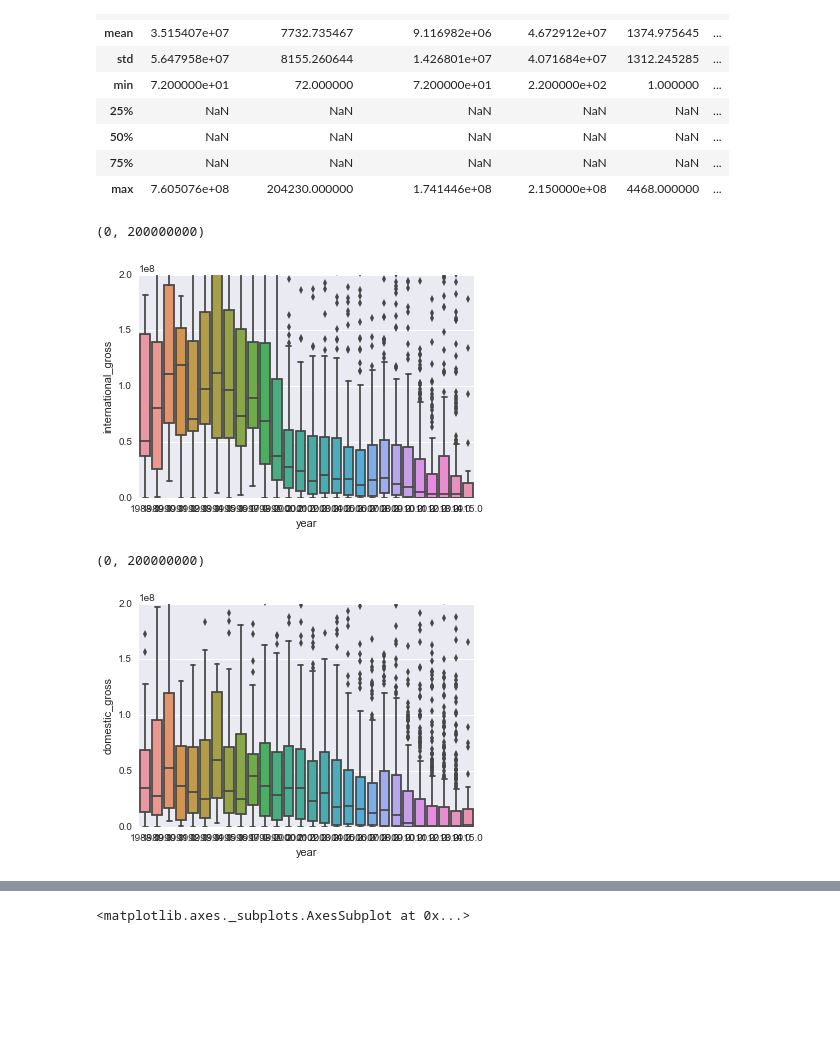
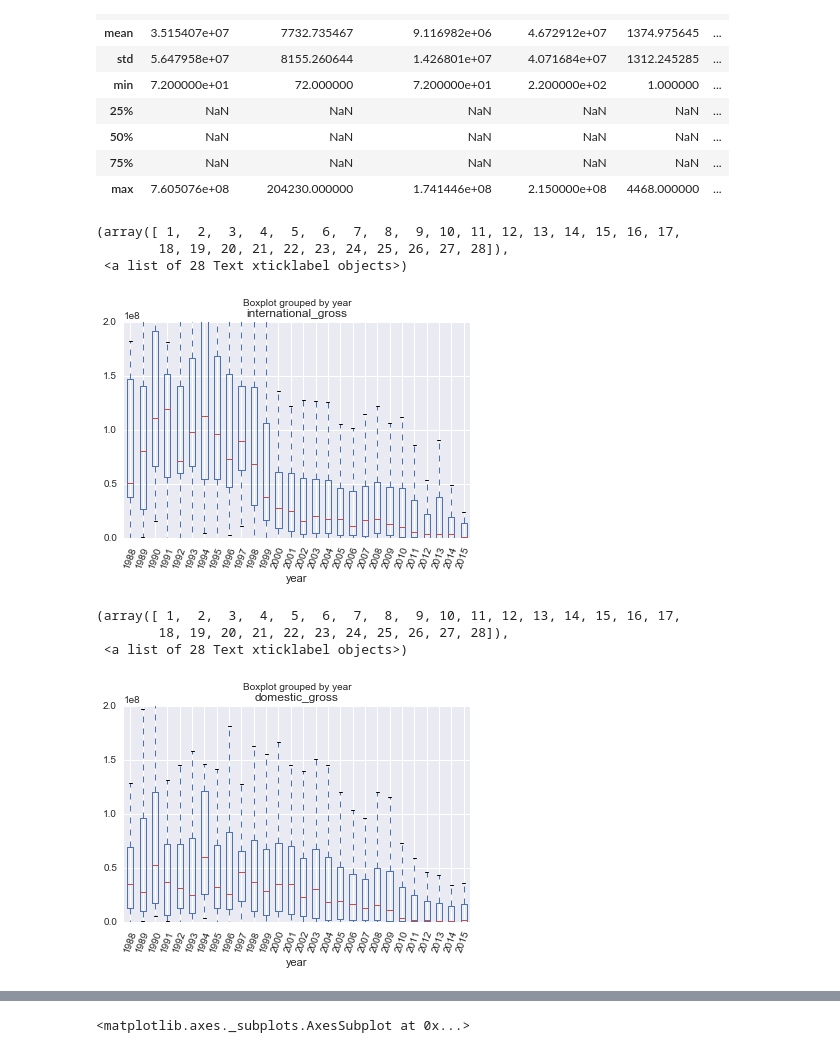
Before and after one commit to sridevias/Movie_Team_Orange, a Jupyter notebook: Vizualize Data.ipynb, the cells around one changed output, grey strips where cells are left out. Cells and saved outputs as stored; diff of their text form; code cells hidden in the pictures; blank space fills up the shorter version.

```diff
--- a/Vizualize Data.ipynb
+++ b/Vizualize Data.ipynb
@@ -65,9 +64,13 @@ list(df_merged.columns.values)
  u'user_score']
 # %%
 df_merged['international_gross'] = df_merged.worldwide_gross - df_merged.domestic_gross
-df_merged['domestic_margin'] = (df_merged.domestic_gross - df_merged.production_budget) / df_merged.production_budget
-df_merged['international_margin'] = (df_merged.international_gross - df_merged.production_budget) / df_merged.production_budget
-df_merged['worldwide_margin'] = (df_merged.worldwide_gross - df_merged.production_budget) / df_merged.production_budget
+df_merged['domestic_ROI'] = (df_merged.domestic_gross - df_merged.production_budget) / df_merged.production_budget
+df_merged['international_ROI'] = (df_merged.international_gross - df_merged.production_budget) / df_merged.production_budget
+df_merged['worldwide_ROI'] = (df_merged.worldwide_gross - df_merged.production_budget) / df_merged.production_budget
+df_merged['gross_rt'] = df_merged.domestic_gross / df_merged.worldwide_gross
+
+df_merged['hurdle'] = np.where(df_merged['worldwide_ROI'] >= 0.1, 'True', 'False')
+#df_merged['hurdle'] = df_merged['hurdle'].astype(bool)
 df_recent = df_merged[df_merged['year']>=1988]
 df_recent.describe()
 # %% [output]
@@ -81,16 +84,30 @@ df_recent.describe()
 | 75% | NaN | NaN | NaN | NaN | NaN | ... |
 | max | 7.605076e+08 | 204230.000000 | 1.741446e+08 | 2.150000e+08 | 4468.000000 | ... |
 # %%
-lm = sns.boxplot(x="year", y="international_gross",data=df_recent)
-axes = lm.axes
-axes.set_ylim(0,200000000)
+# lm = sns.boxplot(x="year", y="international_gross",data=df_recent)
+# axes = lm.axes
+# axes.set_ylim(0,200000000)
+
+df_recent.year  = df_recent.year.astype(int)
+df_recent.boxplot(column="international_gross",by='year')
+plt.ylim((0,2e8))
+plt.xticks(rotation=70)
 # %% [output]
-(0, 200000000)
+(array([ 1,  2,  3,  4,  5,  6,  7,  8,  9, 10, 11, 12, 13, 14, 15, 16, 17,
+        18, 19, 20, 21, 22, 23, 24, 25, 26, 27, 28]),
+ <a list of 28 Text xticklabel objects>)
-[figure, old version]
+[figure, new version]
 # %%
-lm = sns.boxplot(x="year", y="domestic_gross",data=df_recent)
-axes = lm.axes
-axes.set_ylim(0,200000000)
+# lm = sns.boxplot(x="year", y="domestic_gross",data=df_recent)
+# axes = lm.axes
+# axes.set_ylim(0,200000000)
+
+df_recent.year  = df_recent.year.astype(int)
+df_recent.boxplot(column="domestic_gross",by='year')
+plt.ylim((0,2e8))
+plt.xticks(rotation=70)
 # %% [output]
-(0, 200000000)
+(array([ 1,  2,  3,  4,  5,  6,  7,  8,  9, 10, 11, 12, 13, 14, 15, 16, 17,
+        18, 19, 20, 21, 22, 23, 24, 25, 26, 27, 28]),
+ <a list of 28 Text xticklabel objects>)
-[figure, old version]
+[figure, new version]
```
Also changed, not shown: parts of 18 cells of this notebook, 2 other files.
